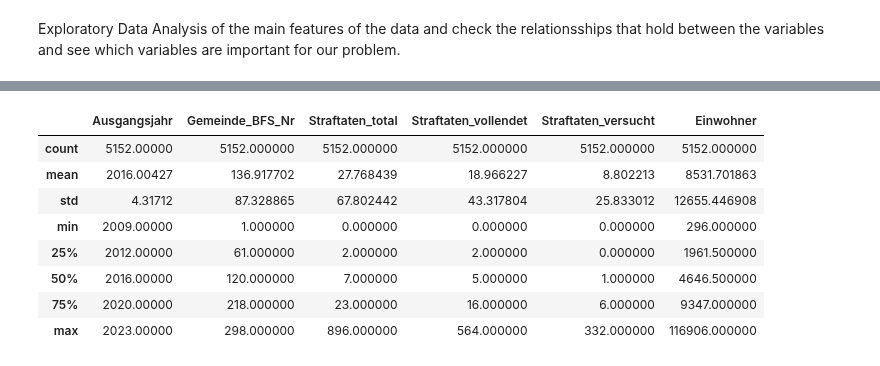
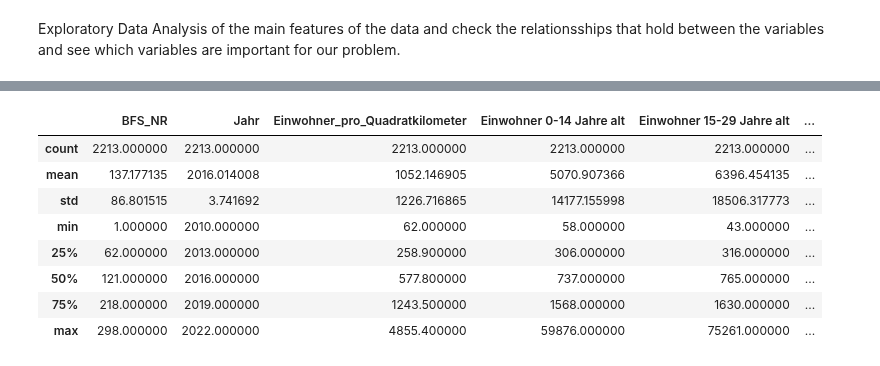
Before and after one commit to nvinto404/Data-Science-Project-Burglary-Statistics-Zurich, a Jupyter notebook: EDA.ipynb, the cells around one changed output, grey strips where cells are left out. Drawn from its saved outputs; the diff is of its cells as text; code cells hidden in the pictures.

```diff
--- a/EDA.ipynb
+++ b/EDA.ipynb
@@ -1,22 +1,22 @@
 # %% [markdown]
 Exploratory Data Analysis of the main features of the data and check the relationsships that hold between the variables and see which variables are important for our problem.
 # %%
+import pandas as pd
 import mysql.connector
-from mysql.connector import Error
-import pandas as pd
 
-# MySQL connection parameters
+# MySQL-Verbindung herstellen
 connection_params = {
     'host': 'localhost',
     'user': 'admin',
     'password': 'Criminal1234',
-    'database': 'CriminalDataDB'
+    'database': 'CriminalDataDB',
+    'allow_local_infile': True
 }
 
 conn = mysql.connector.connect(**connection_params)
 cursor = conn.cursor()
 
-query = "SELECT * FROM Einbrueche"
+query = "SELECT * FROM Bevoelkerungsdichte bd JOIN Bevoelkerungsdaten bvd ON bd.Gemeindename = bvd.Gemeindename AND bd.Jahr = bvd.Jahr JOIN Einkommensdaten ed ON bd.BFS_NR = ed.BFS_NR AND bd.Gemeindename = ed.Gemeindename AND bd.Jahr = ed.Jahr JOIN Finanzvermoegen fv ON bd.BFS_NR = fv.BFS_NR AND bd.Gemeindename = fv.Gemeindename AND bd.Jahr = fv.Jahr JOIN Einbrueche en ON bd.BFS_NR = en.BFS_NR AND bd.Gemeindename = en.Gemeindename AND bd.Jahr = en.Jahr"
 cursor.execute(query)
 
 # Ergebnisse abrufen und in DataFrame laden
@@ -27,5 +27,14 @@ df = pd.DataFrame(results, columns=columns)
 # Verbindung schließen
 cursor.close()
 conn.close()
-print(df)
+
+# Nehmen wir an, df ist dein DataFrame
+# Hier sind die Spalten mit Duplikaten
+duplicated_columns = ['Gemeindename', 'Jahr', 'BFS_NR']
+
+# Verwende die Methode loc, um die Duplikate zu entfernen und nur die ersten Instanzen zu behalten
+df_unique = df.loc[:, ~df.columns.duplicated()]
+
+# Ergebnis anzeigen
+print(df_unique)
 # %% [output]
@@ -49,12 +116,12 @@ print(df)
 # %%
-df.describe()
+df_unique.describe()
 # %% [output]
-|  | Ausgangsjahr | Gemeinde_BFS_Nr | Straftaten_total | Straftaten_vollendet | Straftaten_versucht | Einwohner |
-| count | 5152.00000 | 5152.000000 | 5152.000000 | 5152.000000 | 5152.000000 | 5152.000000 |
-| mean | 2016.00427 | 136.917702 | 27.768439 | 18.966227 | 8.802213 | 8531.701863 |
-| std | 4.31712 | 87.328865 | 67.802442 | 43.317804 | 25.833012 | 12655.446908 |
-| min | 2009.00000 | 1.000000 | 0.000000 | 0.000000 | 0.000000 | 296.000000 |
-| 25% | 2012.00000 | 61.000000 | 2.000000 | 2.000000 | 0.000000 | 1961.500000 |
-| 50% | 2016.00000 | 120.000000 | 7.000000 | 5.000000 | 1.000000 | 4646.500000 |
-| 75% | 2020.00000 | 218.000000 | 23.000000 | 16.000000 | 6.000000 | 9347.000000 |
-| max | 2023.00000 | 298.000000 | 896.000000 | 564.000000 | 332.000000 | 116906.000000 |
+|  | BFS_NR | Jahr | Einwohner_pro_Quadratkilometer | Einwohner 0-14 Jahre alt | Einwohner 15-29 Jahre alt | ... |
+| count | 2213.000000 | 2213.000000 | 2213.000000 | 2213.000000 | 2213.000000 | ... |
+| mean | 137.177135 | 2016.014008 | 1052.146905 | 5070.907366 | 6396.454135 | ... |
+| std | 86.801515 | 3.741692 | 1226.716865 | 14177.155998 | 18506.317773 | ... |
+| min | 1.000000 | 2010.000000 | 62.000000 | 58.000000 | 43.000000 | ... |
+| 25% | 62.000000 | 2013.000000 | 258.900000 | 306.000000 | 316.000000 | ... |
+| 50% | 121.000000 | 2016.000000 | 577.800000 | 737.000000 | 765.000000 | ... |
+| 75% | 218.000000 | 2019.000000 | 1243.500000 | 1568.000000 | 1630.000000 | ... |
+| max | 298.000000 | 2022.000000 | 4855.400000 | 59876.000000 | 75261.000000 | ... |
```
Also changed, not shown: parts of 11 cells of this notebook, 1 other file.
